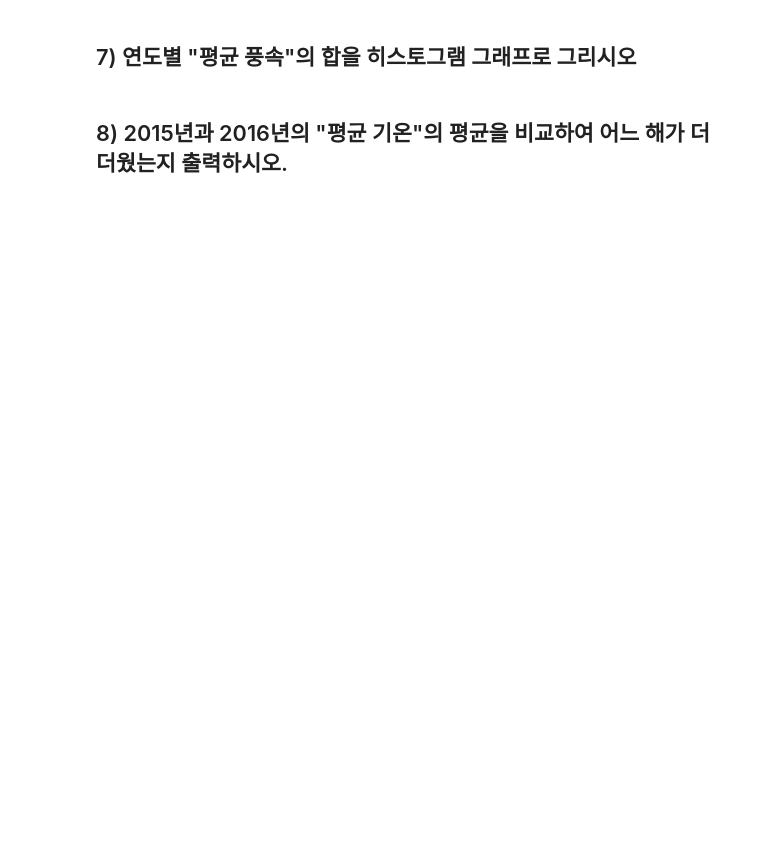
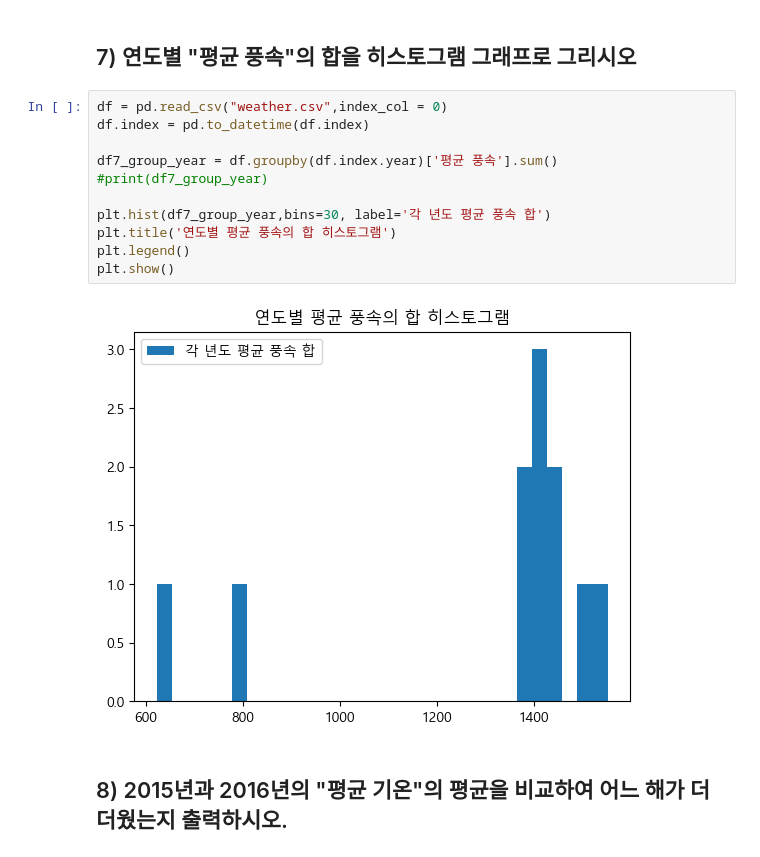
Before and after one commit to kimhonggyeong/python_basic_2, a Jupyter notebook: time_series_class_5_8.ipynb, the cells around one changed output. Saved outputs shown, nothing was run; the diff lists cells and outputs as text; blank space fills up the shorter version.

```diff
--- a/time_series_class_5_8.ipynb
+++ b/time_series_class_5_8.ipynb
@@ -231,4 +309,17 @@ Text(0, 0.5, '빈도수')
 # %% [markdown]
 ## 7) 연도별 "평균 풍속"의 합을 히스토그램 그래프로 그리시오
+# %%
+df = pd.read_csv("weather.csv",index_col = 0)
+df.index = pd.to_datetime(df.index)
+
+df7_group_year = df.groupby(df.index.year)['평균 풍속'].sum()
+#print(df7_group_year)
+
+plt.hist(df7_group_year,bins=30, label='각 년도 평균 풍속 합')
+plt.title('연도별 평균 풍속의 합 히스토그램')
+plt.legend()
+plt.show()
+# %% [output]
+[figure, added]
 # %% [markdown]
 ## 8) 2015년과 2016년의 "평균 기온"의 평균을 비교하여 어느 해가 더 더웠는지 출력하시오.
```
Also changed, not shown: parts of 9 cells of this notebook.
